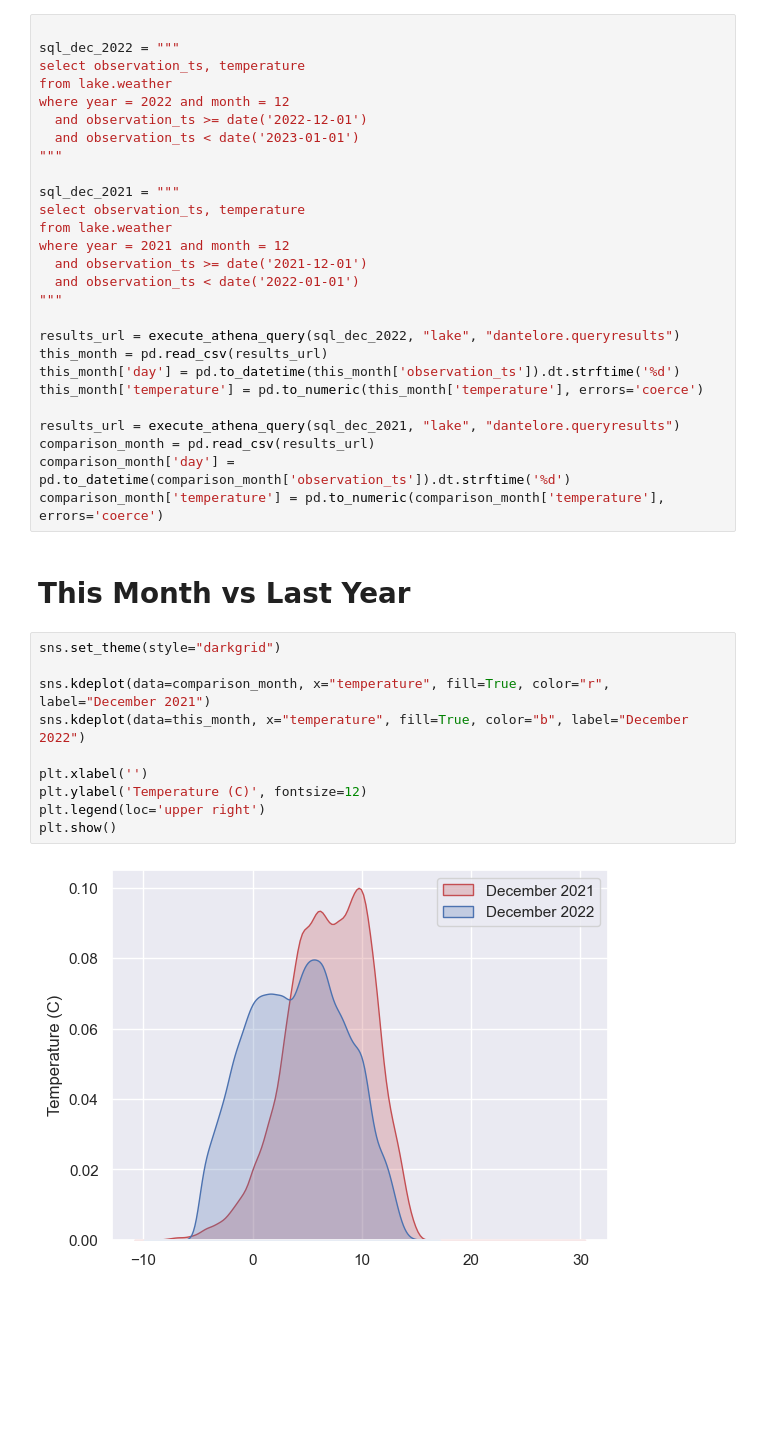
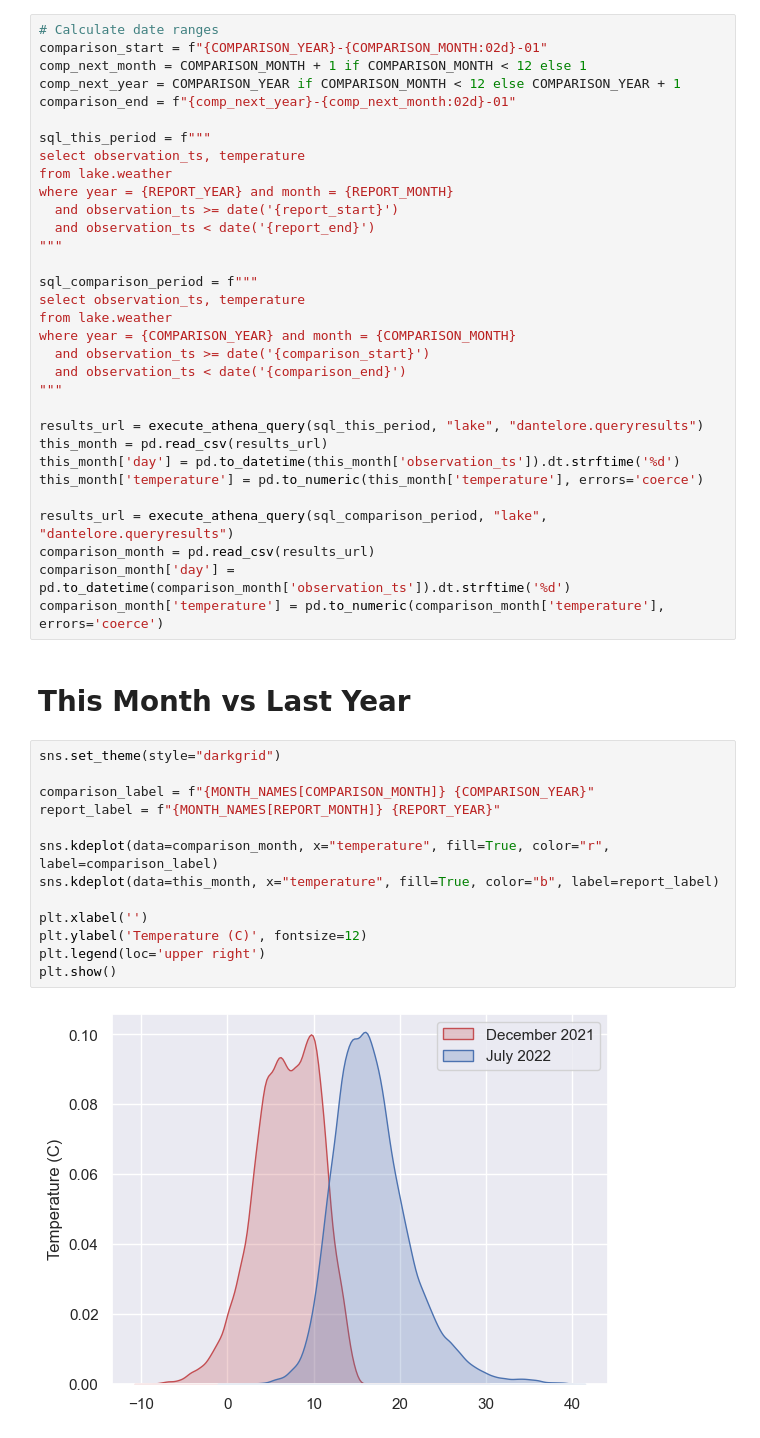
Before and after one commit to DanteLore/weather-etl, a Jupyter notebook: notebooks/data_reporting.ipynb, the cells around one changed output. Saved outputs shown, nothing was run; the diff lists cells and outputs as text; blank space fills up the shorter version.

```diff
--- a/notebooks/data_reporting.ipynb
+++ b/notebooks/data_reporting.ipynb
@@ -63,29 +91,34 @@ table.style.map(cell_colour)
 # %% [output]
 [interactive output not drawn]
 # %%
+# Calculate date ranges
+comparison_start = f"{COMPARISON_YEAR}-{COMPARISON_MONTH:02d}-01"
+comp_next_month = COMPARISON_MONTH + 1 if COMPARISON_MONTH < 12 else 1
+comp_next_year = COMPARISON_YEAR if COMPARISON_MONTH < 12 else COMPARISON_YEAR + 1
+comparison_end = f"{comp_next_year}-{comp_next_month:02d}-01"
 
-sql_dec_2022 = """
+sql_this_period = f"""
 select observation_ts, temperature
 from lake.weather
-where year = 2022 and month = 12
-  and observation_ts >= date('2022-12-01')
-  and observation_ts < date('2023-01-01')
+where year = {REPORT_YEAR} and month = {REPORT_MONTH}
+  and observation_ts >= date('{report_start}')
+  and observation_ts < date('{report_end}')
 """
 
-sql_dec_2021 = """
+sql_comparison_period = f"""
 select observation_ts, temperature
 from lake.weather
-where year = 2021 and month = 12
-  and observation_ts >= date('2021-12-01')
-  and observation_ts < date('2022-01-01')
+where year = {COMPARISON_YEAR} and month = {COMPARISON_MONTH}
+  and observation_ts >= date('{comparison_start}')
+  and observation_ts < date('{comparison_end}')
 """
 
-results_url = execute_athena_query(sql_dec_2022, "lake", "dantelore.queryresults")
+results_url = execute_athena_query(sql_this_period, "lake", "dantelore.queryresults")
 this_month = pd.read_csv(results_url)
 this_month['day'] = pd.to_datetime(this_month['observation_ts']).dt.strftime('%d')
 this_month['temperature'] = pd.to_numeric(this_month['temperature'], errors='coerce')
 
-results_url = execute_athena_query(sql_dec_2021, "lake", "dantelore.queryresults")
+results_url = execute_athena_query(sql_comparison_period, "lake", "dantelore.queryresults")
 comparison_month = pd.read_csv(results_url)
 comparison_month['day'] = pd.to_datetime(comparison_month['observation_ts']).dt.strftime('%d')
 comparison_month['temperature'] = pd.to_numeric(comparison_month['temperature'], errors='coerce')
@@ -94,12 +127,15 @@ comparison_month['temperature'] = pd.to_numeric(comparison_month['temperature'],
 # %%
 sns.set_theme(style="darkgrid")
 
-sns.kdeplot(data=comparison_month, x="temperature", fill=True, color="r", label="December 2021")
-sns.kdeplot(data=this_month, x="temperature", fill=True, color="b", label="December 2022")
+comparison_label = f"{MONTH_NAMES[COMPARISON_MONTH]} {COMPARISON_YEAR}"
+report_label = f"{MONTH_NAMES[REPORT_MONTH]} {REPORT_YEAR}"
+
+sns.kdeplot(data=comparison_month, x="temperature", fill=True, color="r", label=comparison_label)
+sns.kdeplot(data=this_month, x="temperature", fill=True, color="b", label=report_label)
 
 plt.xlabel('')
 plt.ylabel('Temperature (C)', fontsize=12)
 plt.legend(loc='upper right')
 plt.show()
 # %% [output]
-[figure, old version]
+[figure, new version]
```
Also changed, not shown: parts of 4 cells of this notebook, 7 other files.
